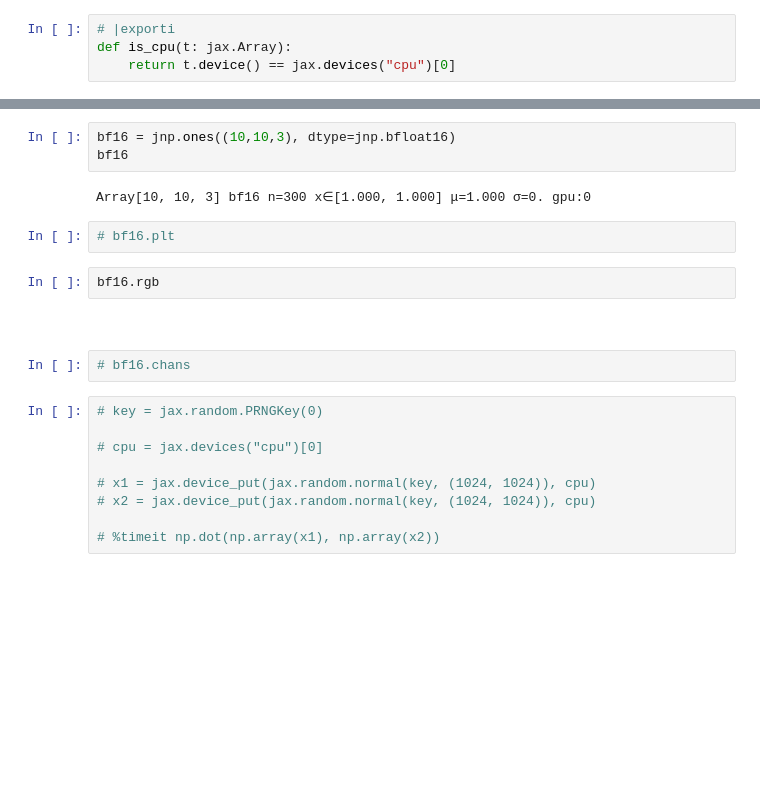
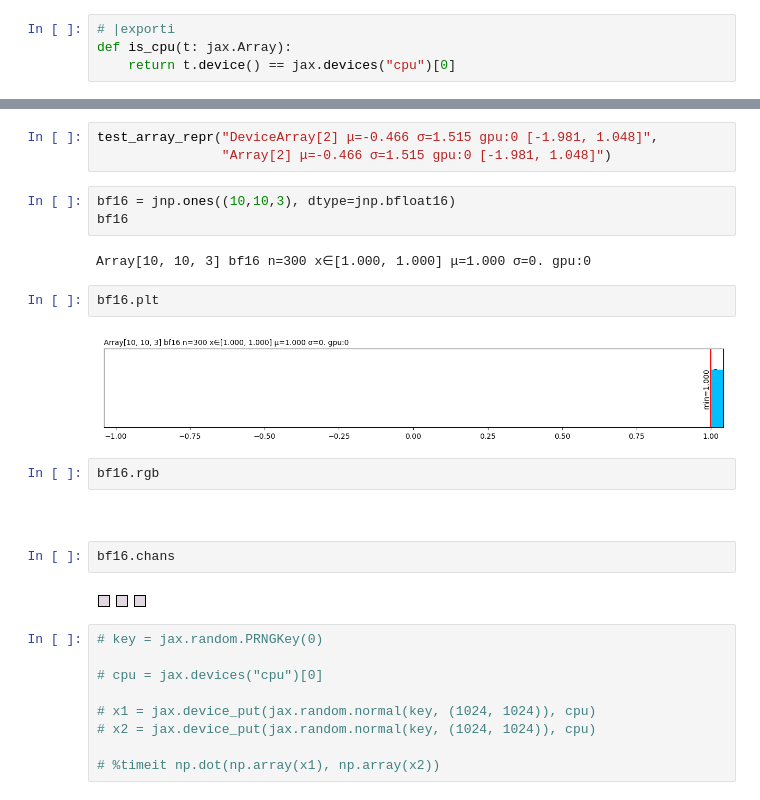
Before and after one commit to xl0/lovely-jax, a Jupyter notebook: nbs/03b_utils.misc.ipynb, the cells around one changed output, grey strips where cells are left out. Saved outputs shown, nothing was run; the diff lists cells and outputs as text; blank space fills up the shorter version.

```diff
--- a/nbs/03b_utils.misc.ipynb
+++ b/nbs/03b_utils.misc.ipynb
@@ -51,16 +57,23 @@ test_array_repr("DeviceArray[2] μ=-0.466 σ=1.515 gpu:0 [-1.981, 1.048]",
+# %%
+test_array_repr("DeviceArray[2] μ=-0.466 σ=1.515 gpu:0 [-1.981, 1.048]",
+                "Array[2] μ=-0.466 σ=1.515 gpu:0 [-1.981, 1.048]")
 # %%
 bf16 = jnp.ones((10,10,3), dtype=jnp.bfloat16)
 bf16
 # %% [output]
 Array[10, 10, 3] bf16 n=300 x∈[1.000, 1.000] μ=1.000 σ=0. gpu:0
-# %%
-# bf16.plt
+# %%
+bf16.plt
+# %% [output]
+[figure, added]
 # %%
 bf16.rgb
 # %% [output]
 [figure]
-# %%
-# bf16.chans
+# %%
+bf16.chans
+# %% [output]
+[figure, added]
 # %%
 # key = jax.random.PRNGKey(0)
 
```
Also changed, not shown: parts of 4 cells of this notebook, 13 other files.
